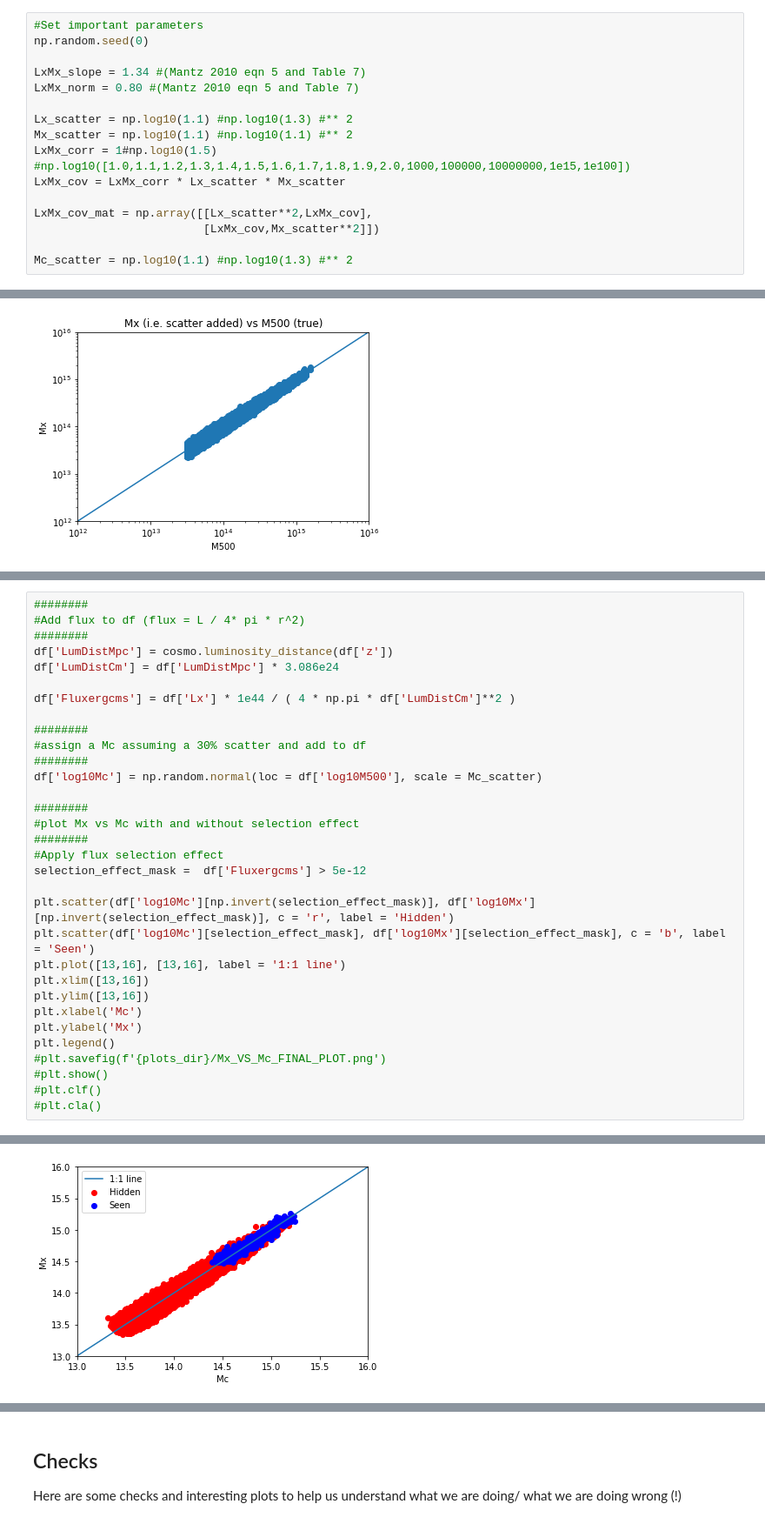
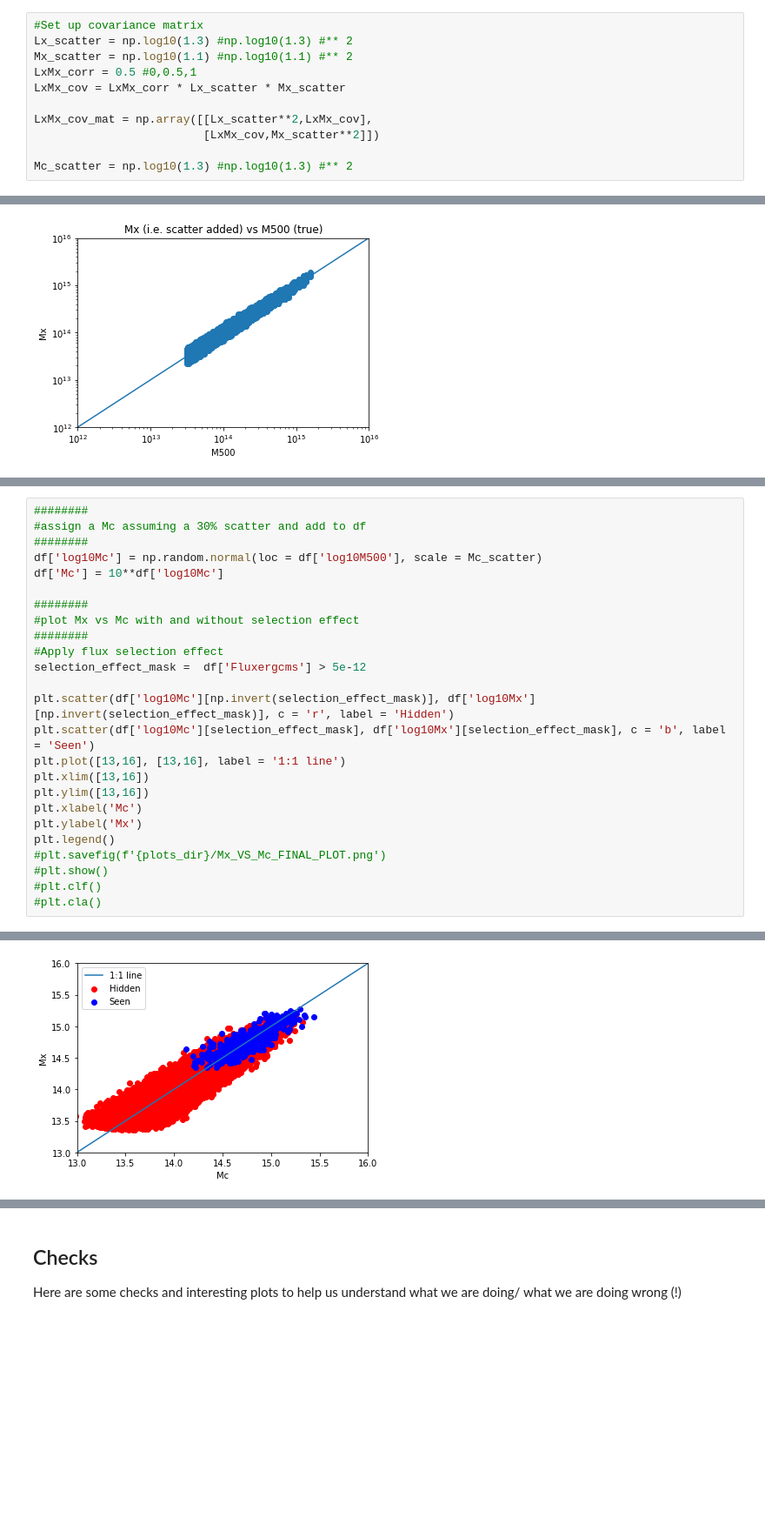
Before and after one commit to crispinlogan/SelectionFunctionSim, a Jupyter notebook: point1_selection_effect.ipynb, the cells around one changed output, grey strips where cells are left out. Shown at 87% size. Cells and saved outputs as stored; diff of their text form; blank space fills up the shorter version.

Commit message:
add natural log check for cov matrix; added Mx/Mc summary plots for effect of covariance

```diff
--- a/point1_selection_effect.ipynb
+++ b/point1_selection_effect.ipynb
@@ -14,16 +20,11 @@ from astropy.cosmology import WMAP9 as cosmo
 # %%
-#Set important parameters
-np.random.seed(0)
-
-LxMx_slope = 1.34 #(Mantz 2010 eqn 5 and Table 7)
-LxMx_norm = 0.80 #(Mantz 2010 eqn 5 and Table 7)
-
-Lx_scatter = np.log10(1.1) #np.log10(1.3) #** 2
+#Set up covariance matrix
+Lx_scatter = np.log10(1.3) #np.log10(1.3) #** 2
 Mx_scatter = np.log10(1.1) #np.log10(1.1) #** 2
-LxMx_corr = 1#np.log10(1.5) #np.log10([1.0,1.1,1.2,1.3,1.4,1.5,1.6,1.7,1.8,1.9,2.0,1000,100000,10000000,1e15,1e100])
+LxMx_corr = 0.5 #0,0.5,1
 LxMx_cov = LxMx_corr * Lx_scatter * Mx_scatter
 
 LxMx_cov_mat = np.array([[Lx_scatter**2,LxMx_cov],
                          [LxMx_cov,Mx_scatter**2]])
 
-Mc_scatter = np.log10(1.1) #np.log10(1.3) #** 2
+Mc_scatter = np.log10(1.3) #np.log10(1.3) #** 2
@@ -255,38 +367,31 @@ Text(0.5, 1.0, 'Replicate Mantz 2010 Fig 3 (with scatter on Lx and Mx - ZOOMED O
 # %%
-########
-#Add flux to df (flux = L / 4* pi * r^2)
-########
-df['LumDistMpc'] = cosmo.luminosity_distance(df['z'])
-df['LumDistCm'] = df['LumDistMpc'] * 3.086e24
-
-df['Fluxergcms'] = df['Lx'] * 1e44 / ( 4 * np.pi * df['LumDistCm']**2 )
-
 ########
 #assign a Mc assuming a 30% scatter and add to df
 ########
 df['log10Mc'] = np.random.normal(loc = df['log10M500'], scale = Mc_scatter)
+df['Mc'] = 10**df['log10Mc']
 
 ########
 #plot Mx vs Mc with and without selection effect
 ########
 #Apply flux selection effect
 selection_effect_mask =  df['Fluxergcms'] > 5e-12
 
 plt.scatter(df['log10Mc'][np.invert(selection_effect_mask)], df['log10Mx'][np.invert(selection_effect_mask)], c = 'r', label = 'Hidden')
 plt.scatter(df['log10Mc'][selection_effect_mask], df['log10Mx'][selection_effect_mask], c = 'b', label = 'Seen')
 plt.plot([13,16], [13,16], label = '1:1 line')
 plt.xlim([13,16])
 plt.ylim([13,16])
 plt.xlabel('Mc')
 plt.ylabel('Mx')
 plt.legend()
 #plt.savefig(f'{plots_dir}/Mx_VS_Mc_FINAL_PLOT.png')
 #plt.show()
 #plt.clf()
 #plt.cla()
 # %% [output]
 <matplotlib.legend.Legend at 0x...>
-[figure, old version]
+[figure, new version]
 # %%
 plt.scatter(df['log10Mc'][np.invert(selection_effect_mask)], df['log10Mx'][np.invert(selection_effect_mask)], c = 'r', label = 'Hidden')
 plt.scatter(df['log10Mc'][selection_effect_mask], df['log10Mx'][selection_effect_mask], c = 'b', label = 'Seen')
```
Also changed, not shown: parts of 21 cells of this notebook.
